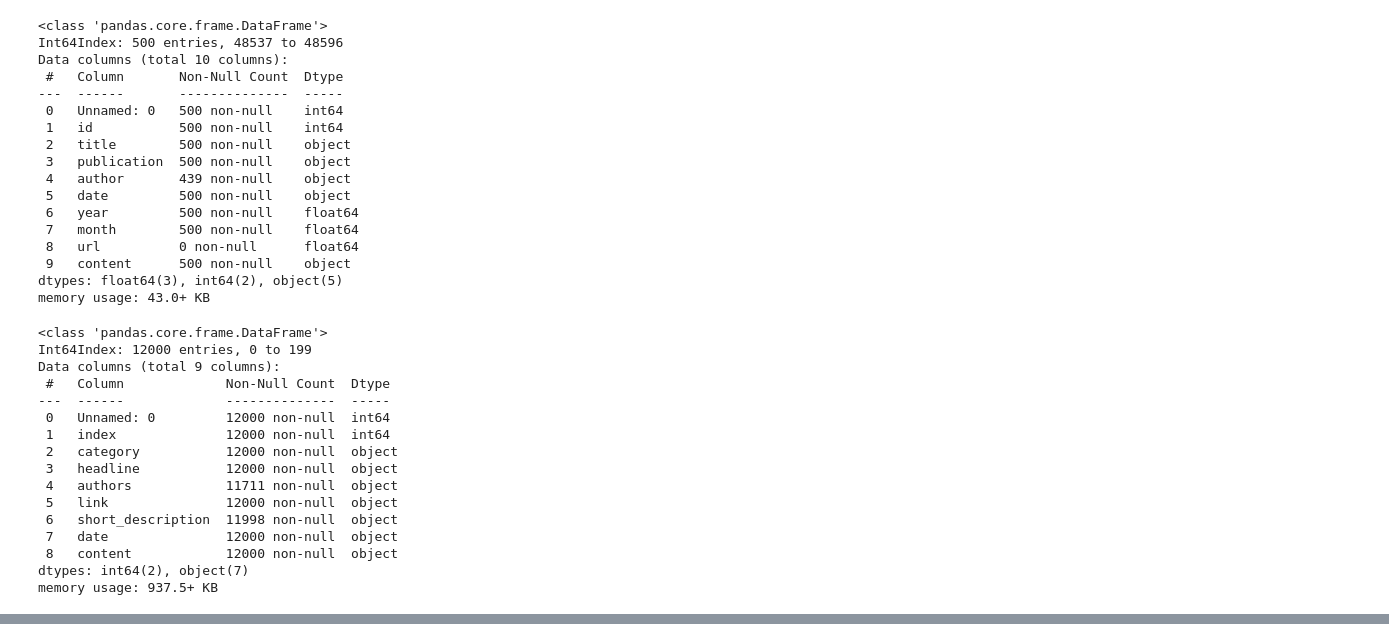
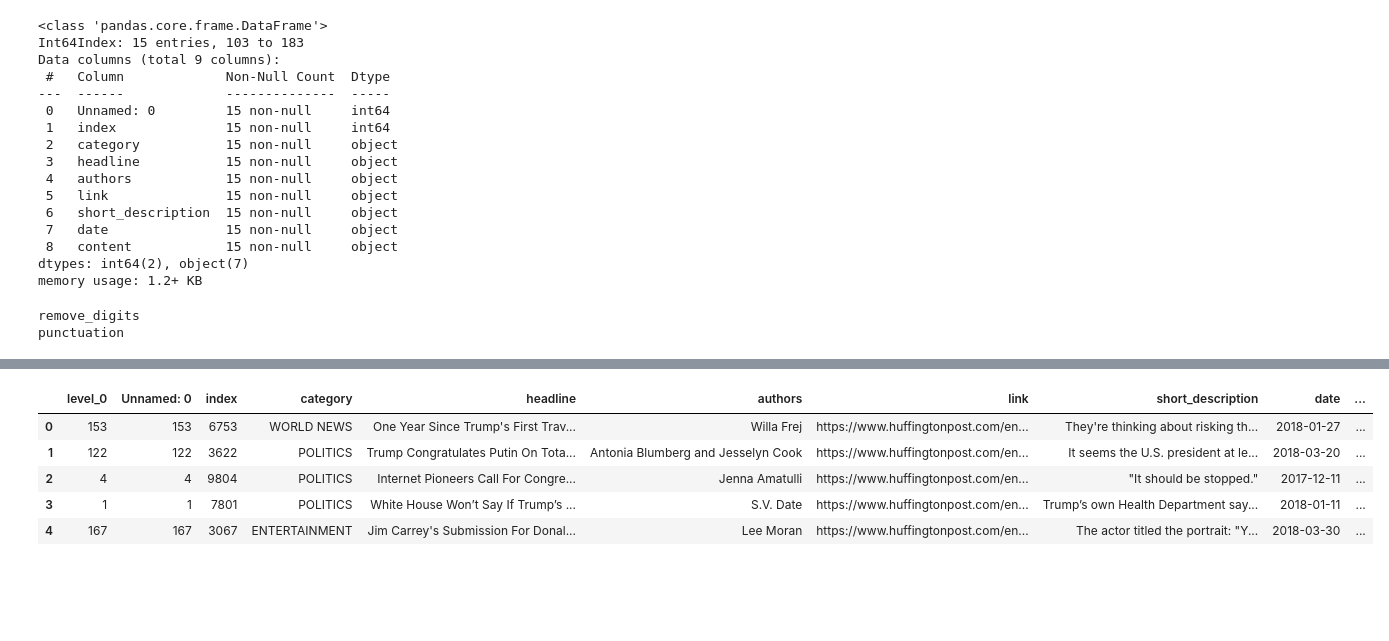
Before and after one commit to archifreitas/big_picture, a Jupyter notebook: notebooks/test_functions_calem.ipynb, the cells around one changed output, grey strips where cells are left out. Drawn from its saved outputs; the diff is of its cells as text; code cells hidden in the pictures; blank space fills up the shorter version.

```diff
--- a/notebooks/test_functions_calem.ipynb
+++ b/notebooks/test_functions_calem.ipynb
@@ -1,22 +0,0 @@
-# %%
-import pandas as pd
-raw_data = pd.read_csv("../raw_data/articles1.csv").sample(frac = 0.01)
-raw_data.info()
-# %% [output]
-<class 'pandas.core.frame.DataFrame'>
-Int64Index: 500 entries, 48537 to 48596
-Data columns (total 10 columns):
- #   Column       Non-Null Count  Dtype
----  ------       --------------  -----
- 0   Unnamed: 0   500 non-null    int64
- 1   id           500 non-null    int64
- 2   title        500 non-null    object
- 3   publication  500 non-null    object
- 4   author       439 non-null    object
- 5   date         500 non-null    object
- 6   year         500 non-null    float64
- 7   month        500 non-null    float64
- 8   url          0 non-null      float64
- 9   content      500 non-null    object
-dtypes: float64(3), int64(2), object(5)
-memory usage: 43.0+ KB
@@ -23,21 +3,28 @@ memory usage: 43.0+ KB
 # %%
 from big_picture import get_merged_data
-raw_data = get_merged_data.get_data("../raw_data/data_12k/")
+raw_data = get_merged_data.get_data("../raw_data/data_12k/").sample(n=15)
 raw_data.info()
 # %% [output]
 <class 'pandas.core.frame.DataFrame'>
-Int64Index: 12000 entries, 0 to 199
+Int64Index: 15 entries, 103 to 183
 Data columns (total 9 columns):
  #   Column             Non-Null Count  Dtype
 ---  ------             --------------  -----
- 0   Unnamed: 0         12000 non-null  int64
- 1   index              12000 non-null  int64
- 2   category           12000 non-null  object
- 3   headline           12000 non-null  object
- 4   authors            11711 non-null  object
- 5   link               12000 non-null  object
- 6   short_description  11998 non-null  object
- 7   date               12000 non-null  object
- 8   content            12000 non-null  object
+ 0   Unnamed: 0         15 non-null     int64
+ 1   index              15 non-null     int64
+ 2   category           15 non-null     object
+ 3   headline           15 non-null     object
+ 4   authors            15 non-null     object
+ 5   link               15 non-null     object
+ 6   short_description  15 non-null     object
+ 7   date               15 non-null     object
+ 8   content            15 non-null     object
 dtypes: int64(2), object(7)
-memory usage: 937.5+ KB
+memory usage: 1.2+ KB
+# %%
+from big_picture import pre_processor
+data = pre_processor.pre_process(raw_data, all_true=True)
+data.head()
+# %% [output]
+remove_digits
+punctuation
@@ -44 +35,7 @@ memory usage: 937.5+ KB
+|  | level_0 | Unnamed: 0 | index | category | headline | authors | link | short_description | date | ... |
+| 0 | 153 | 153 | 6753 | WORLD NEWS | One Year Since Trump's First Trav... | Willa Frej | https://www.huffingtonpost.com/en... | They're thinking about risking th... | 2018-01-27 | ... |
+| 1 | 122 | 122 | 3622 | POLITICS | Trump Congratulates Putin On Tota... | Antonia Blumberg and Jesselyn Cook | https://www.huffingtonpost.com/en... | It seems the U.S. president at le... | 2018-03-20 | ... |
+| 2 | 4 | 4 | 9804 | POLITICS | Internet Pioneers Call For Congre... | Jenna Amatulli | https://www.huffingtonpost.com/en... | "It should be stopped." | 2017-12-11 | ... |
+| 3 | 1 | 1 | 7801 | POLITICS | White House Won’t Say If Trump’s ... | S.V. Date | https://www.huffingtonpost.com/en... | Trump’s own Health Department say... | 2018-01-11 | ... |
+| 4 | 167 | 167 | 3067 | ENTERTAINMENT | Jim Carrey's Submission For Donal... | Lee Moran | https://www.huffingtonpost.com/en... | The actor titled the portrait: "Y... | 2018-03-30 | ... |
 # %%
```
Also changed, not shown: parts of 8 cells of this notebook, 1 other file.
